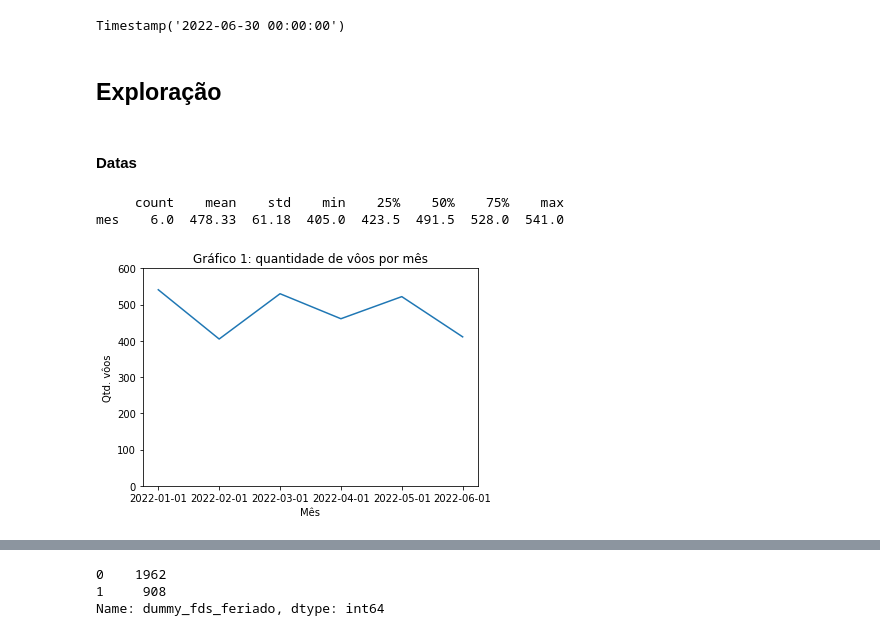
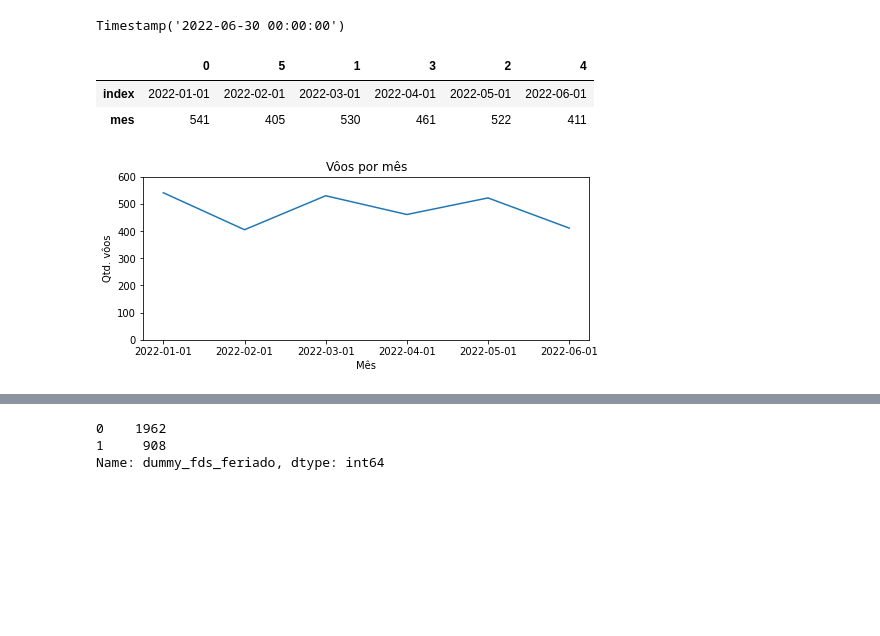
Before and after one commit to rknagao/azul, a Jupyter notebook: notebook.ipynb, the cells around one changed output, grey strips where cells are left out. Saved outputs shown, nothing was run; the diff lists cells and outputs as text; code cells hidden in the pictures; blank space fills up the shorter version.

```diff
--- a/notebook.ipynb
+++ b/notebook.ipynb
@@ -32,17 +39,20 @@ df_nps_raw.head(3)
 # %%
-# Ao longo do estudo foram encontradas inconsistência na base.
+# Correção de inconsistências na base de NPS.
 df_nps = df_nps_raw.copy(deep=True)
 
-df_nps['inconsistencia'] = np.select(
+df_nps['validacao'] = np.select(
     [
+        # Caso 1: datas inexistentes.
         df_nps['Data_Voo'].astype(str).str.contains('29/02'),
+
+        # Caso 2: durações igual/menores que 0.
         df_nps_raw['Tempo_Voo'] <= 0
     ],
     [
-        'voo em 29/02/2022',
-        'duracao de voo <= 0'
+        'erro 1: data',
+        'erro 2: duracao'
     ], 'ok'
 )
 
-df_nps['inconsistencia'].value_counts()
+print(f"Validação dos dados:\n{df_nps['validacao'].value_counts()}")
 # %% [output]
@@ -53,6 +64,4 @@ Name: inconsistencia, dtype: int64
 # %%
-# Preprocessamento básico.
-df_nps = df_nps.loc[df_nps['inconsistencia'] == 'ok'].reset_index(drop=True)
+# Preprocessamento de NPS.
+df_nps = df_nps.loc[df_nps['validacao'] == 'ok'].reset_index(drop=True)
 df_nps['Data_Voo'] = pd.to_datetime(df_nps['Data_Voo'], format='%Y-%m-%d %H:%M:%S')
-
-df_nps.head(3)
@@ -80,0 +68,14 @@ df_kpi_raw
+# %%
+# Classificar as categorias de NPS para cada avaliação (útil para o cálculo futuro de NPS)
+list_notas = df_nps.columns[6:12]
+display(list_notas)
+
+for i in list_notas:
+    df_nps[f"perfil_{i}"] = np.select(
+        [
+            df_nps[i] <=6,
+            df_nps[i].between(7, 8),
+            df_nps[i] >=9,
+        ],
+        ['detrator', 'neutro', 'promotor'], 'sem_avaliacao'
+    )
@@ -126,20 +153,18 @@ Timestamp('2022-03-31 00:00:00')
 Período de avaliação:
 Timestamp('2022-04-01 00:00:00')
 Timestamp('2022-06-30 00:00:00')
-# %% [markdown]
-## Exploração
-# %% [markdown]
-#### Datas
 # %%
 # Quantos registros por mês?
 df_nps['mes'] = df_nps['Data_Voo'].dt.strftime('%Y-%m-01')
 df_plot = df_nps['mes'].value_counts().reset_index().sort_values('index', ascending=True)
-print(df_plot.describe().T.round(2))
+display(df_plot.T)
 
-fig = sns.lineplot(data=df_plot, x='index', y='mes')
-fig.set(title='Gráfico 1: quantidade de vôos por mês', ylim=(0, 600), ylabel='Qtd. vôos', xlabel='Mês')
+plt.figure(figsize=(8,3))
+fig = sns.lineplot(data=df_plot, x='index', y='mes', markers=True)
+fig.set(title='Vôos por mês', ylim=(0, 600), ylabel='Qtd. vôos', xlabel='Mês',)
 plt.show()
 # %% [output]
-     count    mean    std    min    25%    50%    75%    max
-mes    6.0  478.33  61.18  405.0  423.5  491.5  528.0  541.0
+|  | 0 | 5 | 1 | 3 | 2 | 4 |
+| index | 2022-01-01 | 2022-02-01 | 2022-03-01 | 2022-04-01 | 2022-05-01 | 2022-06-01 |
+| mes | 541 | 405 | 530 | 461 | 522 | 411 |
-[figure, old version]
+[figure, new version]
```
Also changed, not shown: parts of 60 cells of this notebook, 1 other file.
